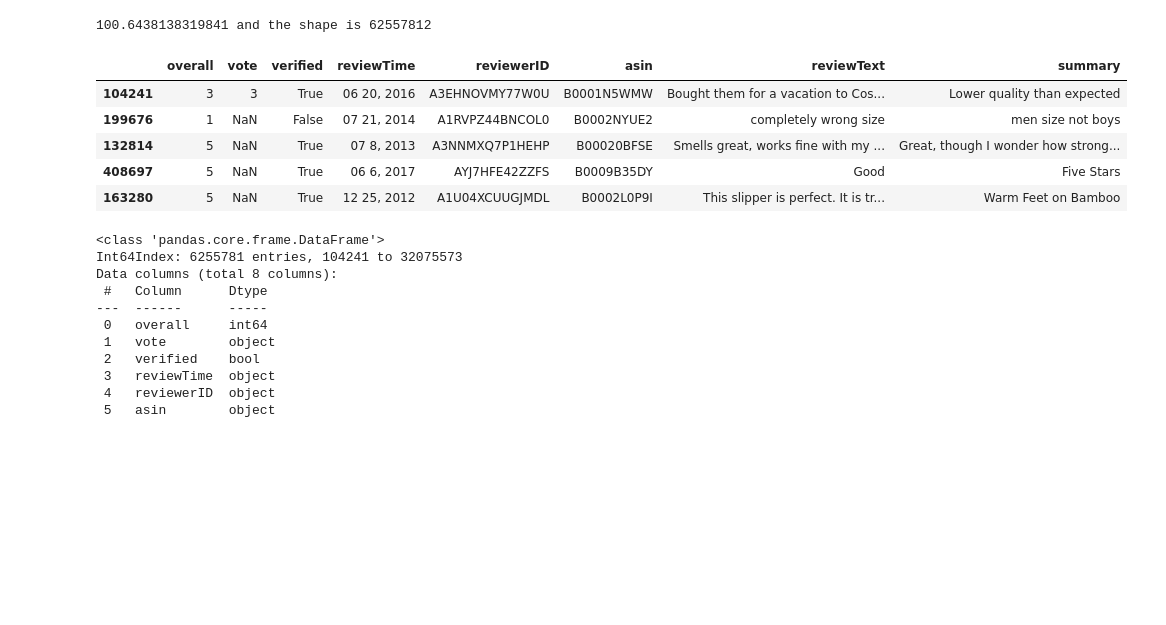
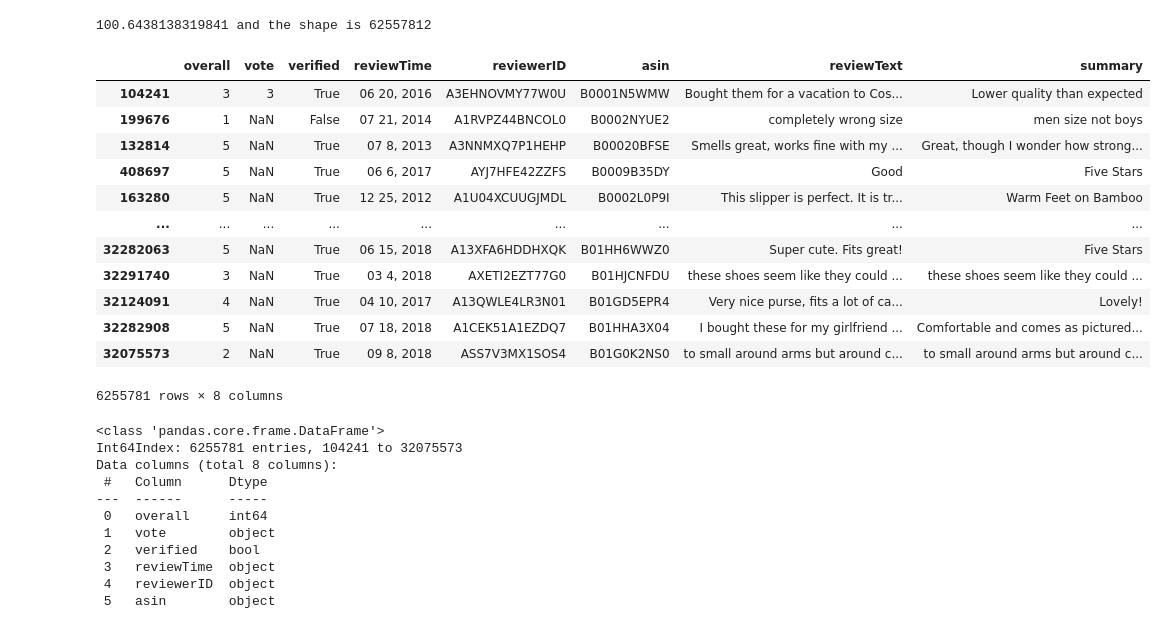
Before and after one commit to mkelsayed/ClothingRecommendationSystem, a Jupyter notebook: reviews_loading_preprocessing.ipynb, the cells around one changed output. Saved outputs shown, nothing was run; the diff lists cells and outputs as text; code cells hidden in the pictures; blank space fills up the shorter version.

```diff
--- a/reviews_loading_preprocessing.ipynb
+++ b/reviews_loading_preprocessing.ipynb
@@ -38,14 +113,21 @@ with open('data/Clothing_Shoes_and_Jewelry.json', 'r') as f:
 # %% [output]
 100.6438138319841 and the shape is 62557812
 # %%
-reviews_df.head()
+reviews_df
 # %% [output]
 |  | overall | vote | verified | reviewTime | reviewerID | asin | reviewText | summary |
 | 104241 | 3 | 3 | True | 06 20, 2016 | A3EHNOVMY77W0U | B0001N5WMW | Bought them for a vacation to Cos... | Lower quality than expected |
 | 199676 | 1 | NaN | False | 07 21, 2014 | A1RVPZ44BNCOL0 | B0002NYUE2 | completely wrong size | men size not boys |
 | 132814 | 5 | NaN | True | 07 8, 2013 | A3NNMXQ7P1HEHP | B00020BFSE | Smells great, works fine with my ... | Great, though I wonder how strong... |
 | 408697 | 5 | NaN | True | 06 6, 2017 | AYJ7HFE42ZZFS | B0009B35DY | Good | Five Stars |
 | 163280 | 5 | NaN | True | 12 25, 2012 | A1U04XCUUGJMDL | B0002L0P9I | This slipper is perfect. It is tr... | Warm Feet on Bamboo |
+| ... | ... | ... | ... | ... | ... | ... | ... | ... |
+| 32282063 | 5 | NaN | True | 06 15, 2018 | A13XFA6HDDHXQK | B01HH6WWZ0 | Super cute. Fits great! | Five Stars |
+| 32291740 | 3 | NaN | True | 03 4, 2018 | AXETI2EZT77G0 | B01HJCNFDU | these shoes seem like they could ... | these shoes seem like they could ... |
+| 32124091 | 4 | NaN | True | 04 10, 2017 | A13QWLE4LR3N01 | B01GD5EPR4 | Very nice purse, fits a lot of ca... | Lovely! |
+| 32282908 | 5 | NaN | True | 07 18, 2018 | A1CEK51A1EZDQ7 | B01HHA3X04 | I bought these for my girlfriend ... | Comfortable and comes as pictured... |
+| 32075573 | 2 | NaN | True | 09 8, 2018 | ASS7V3MX1SOS4 | B01G0K2NS0 | to small around arms but around c... | to small around arms but around c... |
+6255781 rows × 8 columns
 # %%
 reviews_df.info()
 # %% [output]
```
Also changed, not shown: parts of 93 cells of this notebook, 1 other file.
